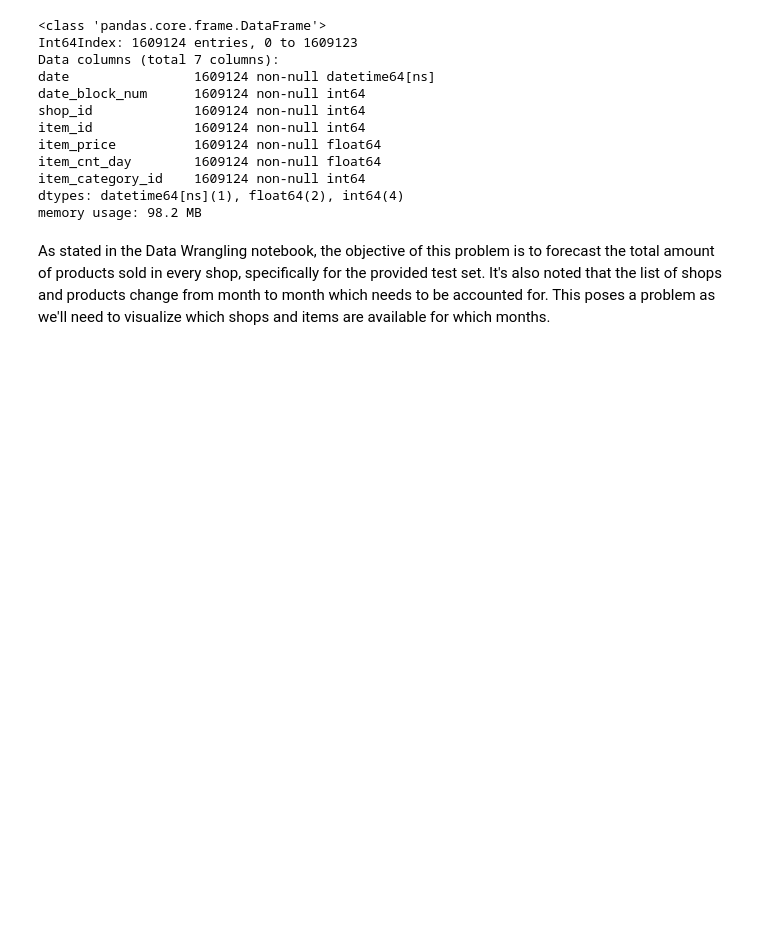
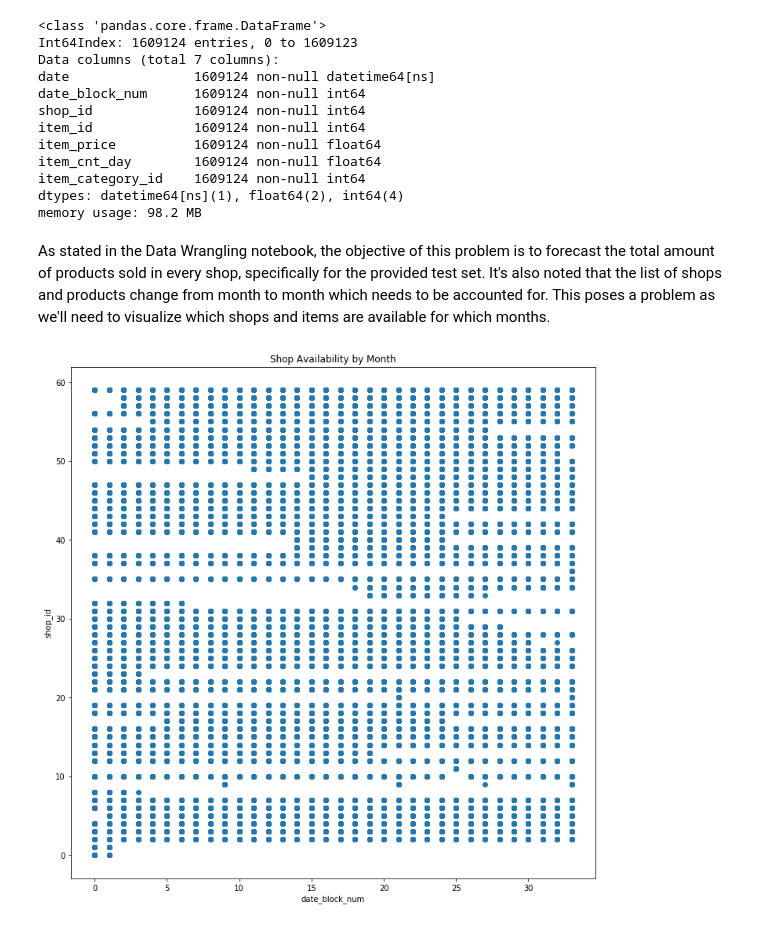
Before and after one commit to curtishiga/Predict_Fututre_Sales, a Jupyter notebook: EDA/EDA.ipynb, the cells around one changed output. Saved outputs shown, nothing was run; the diff lists cells and outputs as text; code cells hidden in the pictures; blank space fills up the shorter version.

Commit message:
Begins plotting in EDA notebook

```diff
--- a/EDA/EDA.ipynb
+++ b/EDA/EDA.ipynb
@@ -46,3 +46,12 @@ dtypes: datetime64[ns](1), float64(2), int64(4)
 memory usage: 98.2 MB
 # %% [markdown]
 As stated in the Data Wrangling notebook, the objective of this problem is to forecast the total amount of products sold in every shop, specifically for the provided test set. It's also noted that the list of shops and products change from month to month which needs to be accounted for. This poses a problem as we'll need to visualize which shops and items are available for which months.
+# %%
+# Plot availability of shop_id by month
+_ = plt.figure(figsize=(12,12))
+_ = plt.scatter(x = 'date_block_num', y = 'shop_id', data = sales_train)
+_ = plt.title('Shop Availability by Month')
+_ = plt.xlabel('date_block_num')
+_ = plt.ylabel('shop_id')
+# %% [output]
+[figure, added]
```
Also changed, not shown: parts of 10 cells of this notebook.
